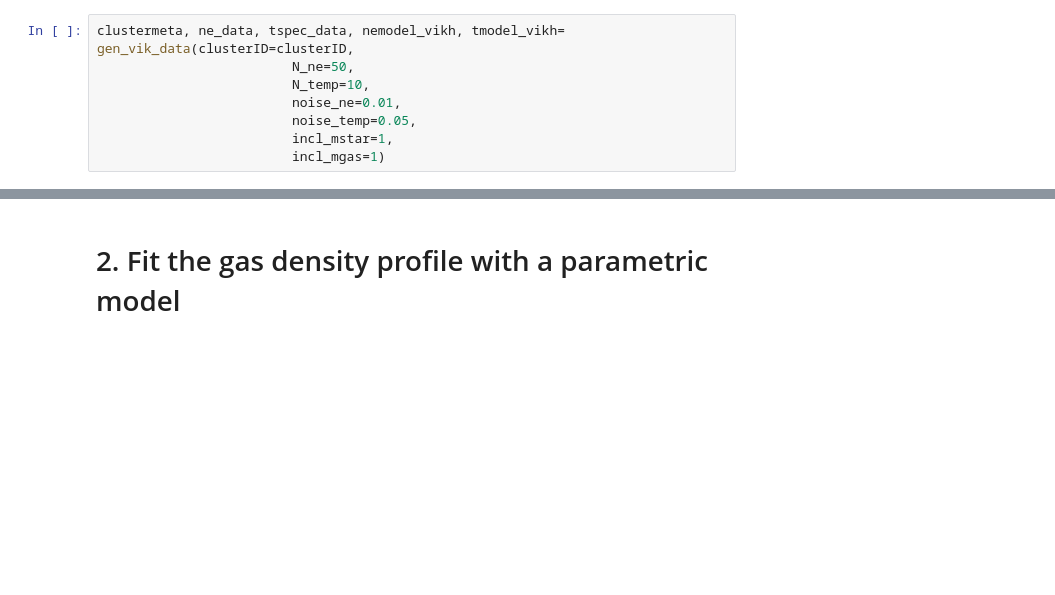
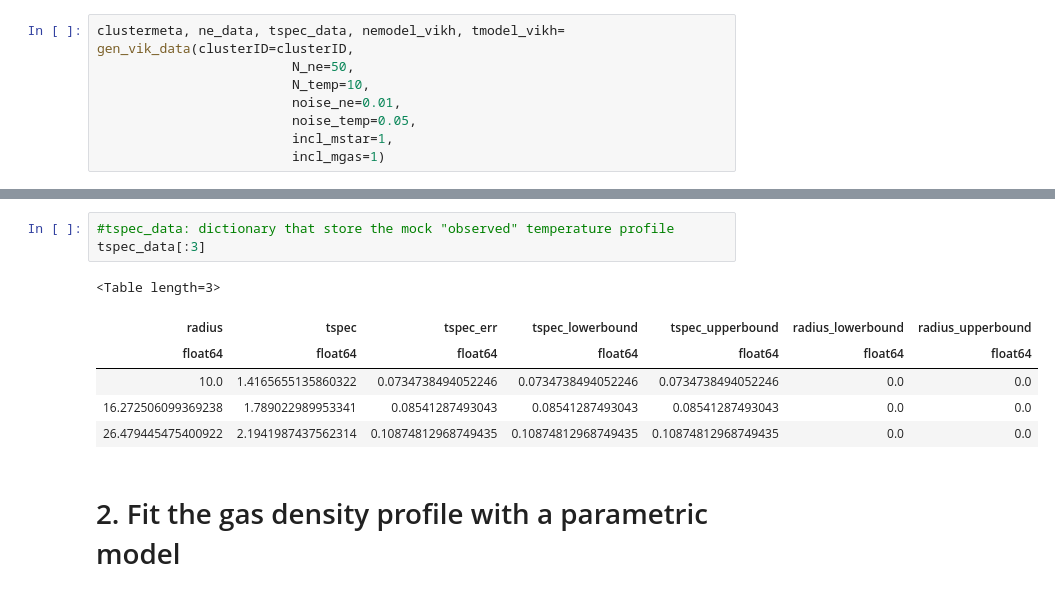
Before and after one commit to alishakundert/bmpmod, a Jupyter notebook: example.ipynb, the cells around one changed output, grey strips where cells are left out. Cells and saved outputs as stored; diff of their text form; blank space fills up the shorter version.

```diff
--- a/example.ipynb
+++ b/example.ipynb
@@ -148,3 +133,13 @@ tspec_data
+# %%
+#tspec_data: dictionary that store the mock "observed" temperature profile
+tspec_data[:3]
+# %% [output]
+<Table length=3>
+| radius | tspec | tspec_err | tspec_lowerbound | tspec_upperbound | radius_lowerbound | radius_upperbound |
+| float64 | float64 | float64 | float64 | float64 | float64 | float64 |
+| 10.0 | 1.4165655135860322 | 0.0734738494052246 | 0.0734738494052246 | 0.0734738494052246 | 0.0 | 0.0 |
+| 16.272506099369238 | 1.789022989953341 | 0.08541287493043 | 0.08541287493043 | 0.08541287493043 | 0.0 | 0.0 |
+| 26.479445475400922 | 2.1941987437562314 | 0.10874812968749435 | 0.10874812968749435 | 0.10874812968749435 | 0.0 | 0.0 |
 # %% [markdown]
 # 2. Fit the gas density profile with a parametric model
 # %% [markdown]
```
Also changed, not shown: parts of 21 cells of this notebook, 5 other files.
